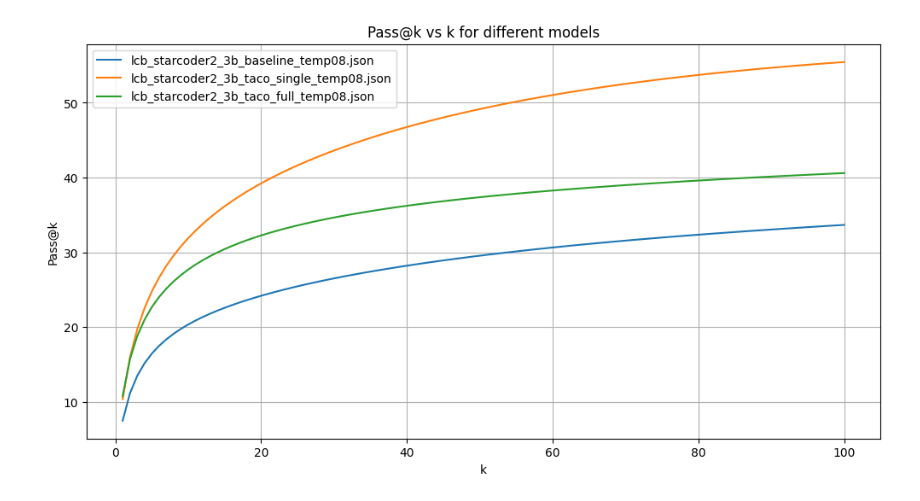
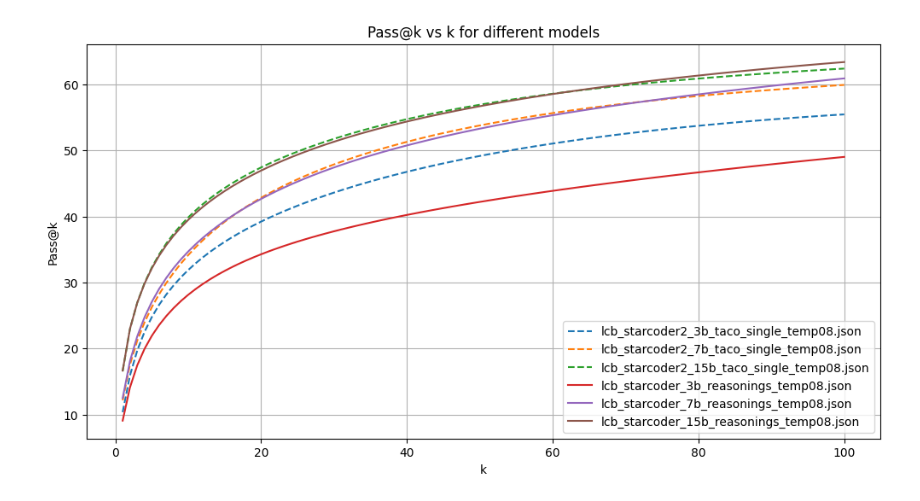
Before and after one commit to cassanof/CodeRM, a Jupyter notebook: codeprm/eval/visualizations/graph_pass_k.ipynb, the cells around one changed output. Cells and saved outputs as stored; diff of their text form; code cells hidden in the pictures.

```diff
--- a/codeprm/eval/visualizations/graph_pass_k.ipynb
+++ b/codeprm/eval/visualizations/graph_pass_k.ipynb
@@ -1,9 +1,14 @@
 # %%
-paths_to_results = [
-    "../../../results/temp_baselines/lcb_starcoder2_3b_baseline_temp08.json.gz",
+paths_to_results = [ # baselines (if compare)
     "../../../results/temp_finetunes/lcb_starcoder2_3b_taco_single_temp08.json.gz",
-    "../../../results/temp_finetunes/lcb_starcoder2_3b_taco_full_temp08.json.gz",
+    "../../../results/temp_finetunes/lcb_starcoder2_7b_taco_single_temp08.json.gz",
+    "../../../results/temp_finetunes/lcb_starcoder2_15b_taco_single_temp08.json.gz",
 ]
+compare = [
+    "../../../results/temp_reasonings/lcb_starcoder_3b_reasonings_temp08.json.gz",
+    "../../../results/temp_reasonings/lcb_starcoder_7b_reasonings_temp08.json.gz",
+    "../../../results/temp_reasonings/lcb_starcoder_15b_reasonings_temp08.json.gz",
+]
 # %%
 from pathlib import Path
 for p in paths_to_results:
@@ -14,7 +19,7 @@ from codeprm.utils import gunzip_json_read
 import numpy as np
 
 all_pass_ks = {}
-for r in paths_to_results:
+for r in (paths_to_results + compare):
     items = gunzip_json_read(r)["items"]
     upper_k = len(items[0]["results"])
     pass_ks = {}
@@ -24,17 +29,18 @@ for r in paths_to_results:
 # %%
 import matplotlib.pyplot as plt
 from pathlib import Path
 plt.figure(figsize=(12, 6))
 for label, values in all_pass_ks.items():
     ks = list(values.keys())
     pass_at_k = list(values.values())
-    plt.plot(ks, pass_at_k, label=Path(label).stem)
+    linestyle = '--' if any(p in label for p in paths_to_results) and len(compare) > 0 else '-'
+    plt.plot(ks, pass_at_k, label=Path(label).stem, linestyle=linestyle)
 
 plt.xlabel('k')
 plt.ylabel('Pass@k')
 plt.title('Pass@k vs k for different models')
 plt.legend()
 plt.grid(True)
 plt.show()
 # %% [output]
-[figure, old version]
+[figure, new version]
```
Also changed, not shown: 1 other file.
